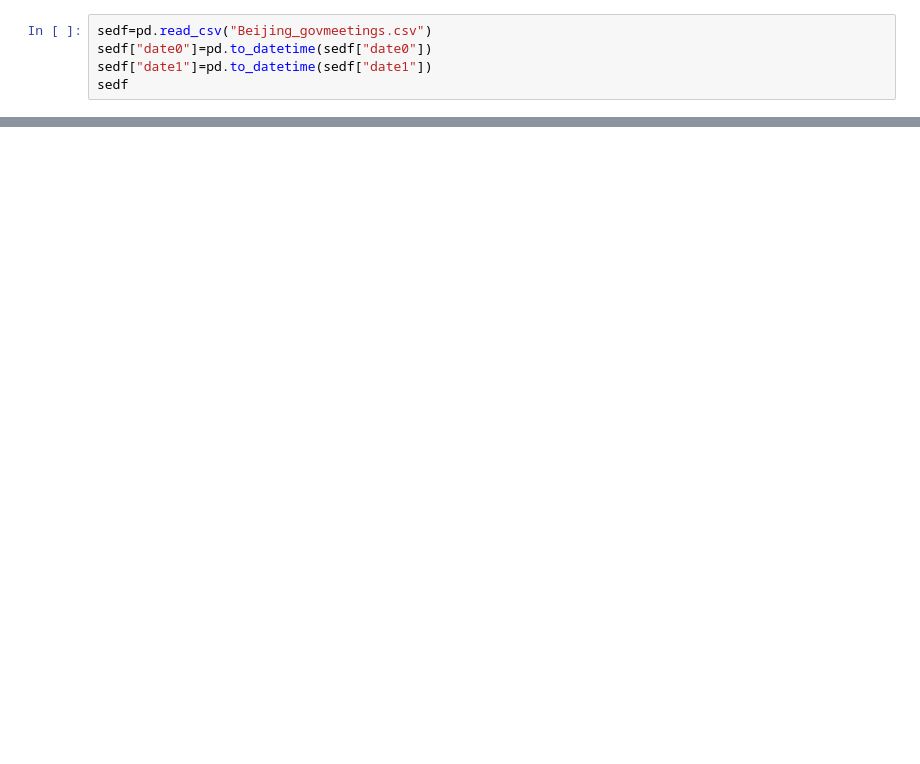
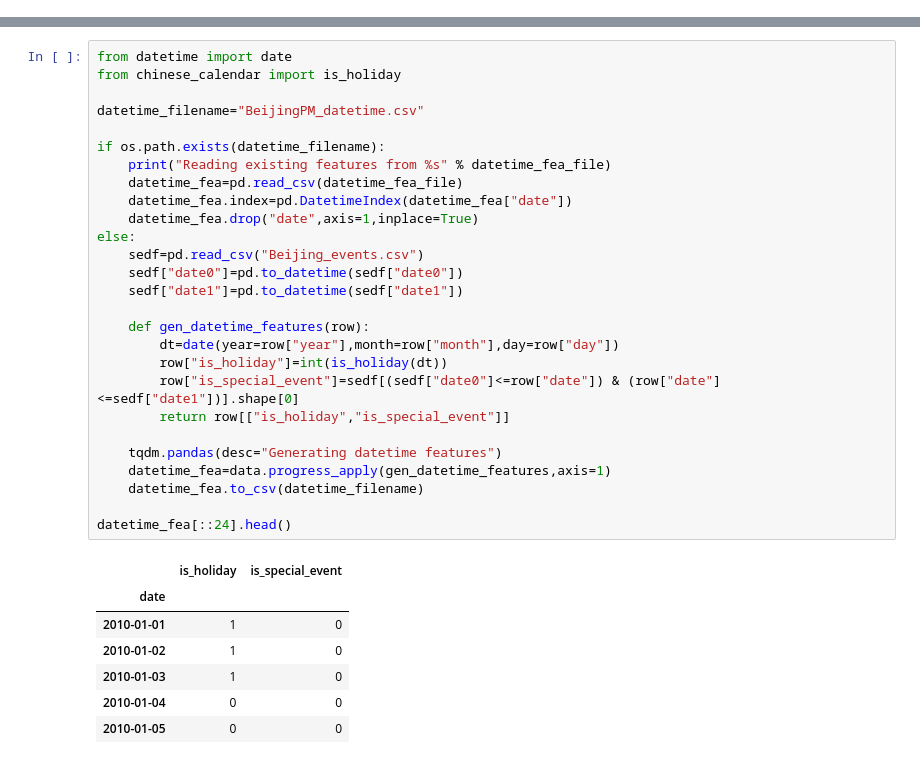
Before and after one commit to TravorLZH/pm25, a Jupyter notebook: pm25_features.ipynb, the cells around one changed output, grey strips where cells are left out. Saved outputs shown, nothing was run; the diff lists cells and outputs as text; blank space fills up the shorter version.

```diff
--- a/pm25_features.ipynb
+++ b/pm25_features.ipynb
@@ -282,5 +0,0 @@ datetime_features[::24].head()
-# %%
-sedf=pd.read_csv("Beijing_govmeetings.csv")
-sedf["date0"]=pd.to_datetime(sedf["date0"])
-sedf["date1"]=pd.to_datetime(sedf["date1"])
-sedf
@@ -521,0 +61,35 @@ test_set.drop("id",axis=1).to_csv("BeijingPM_test.csv")
+# %%
+from datetime import date
+from chinese_calendar import is_holiday
+
+datetime_filename="BeijingPM_datetime.csv"
+
+if os.path.exists(datetime_filename):
+    print("Reading existing features from %s" % datetime_fea_file)
+    datetime_fea=pd.read_csv(datetime_fea_file)
+    datetime_fea.index=pd.DatetimeIndex(datetime_fea["date"])
+    datetime_fea.drop("date",axis=1,inplace=True)
+else:
+    sedf=pd.read_csv("Beijing_events.csv")
+    sedf["date0"]=pd.to_datetime(sedf["date0"])
+    sedf["date1"]=pd.to_datetime(sedf["date1"])
+
+    def gen_datetime_features(row):
+        dt=date(year=row["year"],month=row["month"],day=row["day"])
+        row["is_holiday"]=int(is_holiday(dt))
+        row["is_special_event"]=sedf[(sedf["date0"]<=row["date"]) & (row["date"]<=sedf["date1"])].shape[0]
+        return row[["is_holiday","is_special_event"]]
+
+    tqdm.pandas(desc="Generating datetime features")
+    datetime_fea=data.progress_apply(gen_datetime_features,axis=1)
+    datetime_fea.to_csv(datetime_filename)
+
+datetime_fea[::24].head()
+# %% [output]
+|  | is_holiday | is_special_event |
+| date |  |  |
+| 2010-01-01 | 1 | 0 |
+| 2010-01-02 | 1 | 0 |
+| 2010-01-03 | 1 | 0 |
+| 2010-01-04 | 0 | 0 |
+| 2010-01-05 | 0 | 0 |
```
Also changed, not shown: parts of 76 cells of this notebook.
